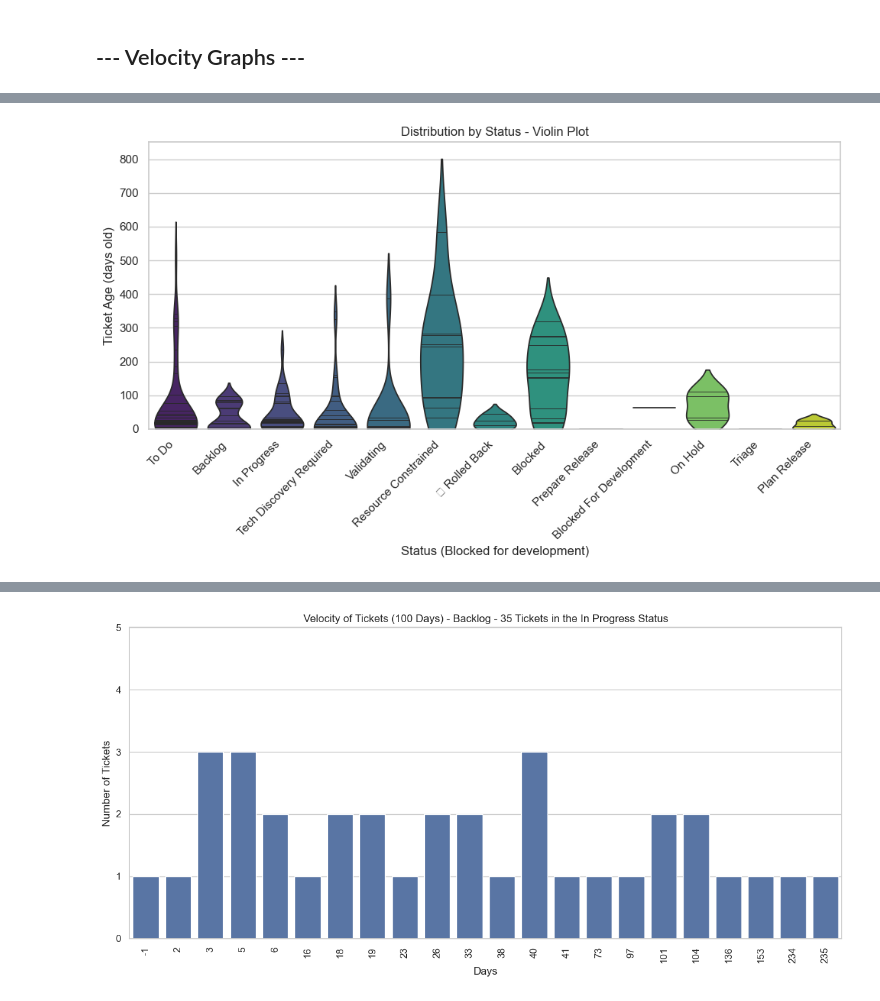
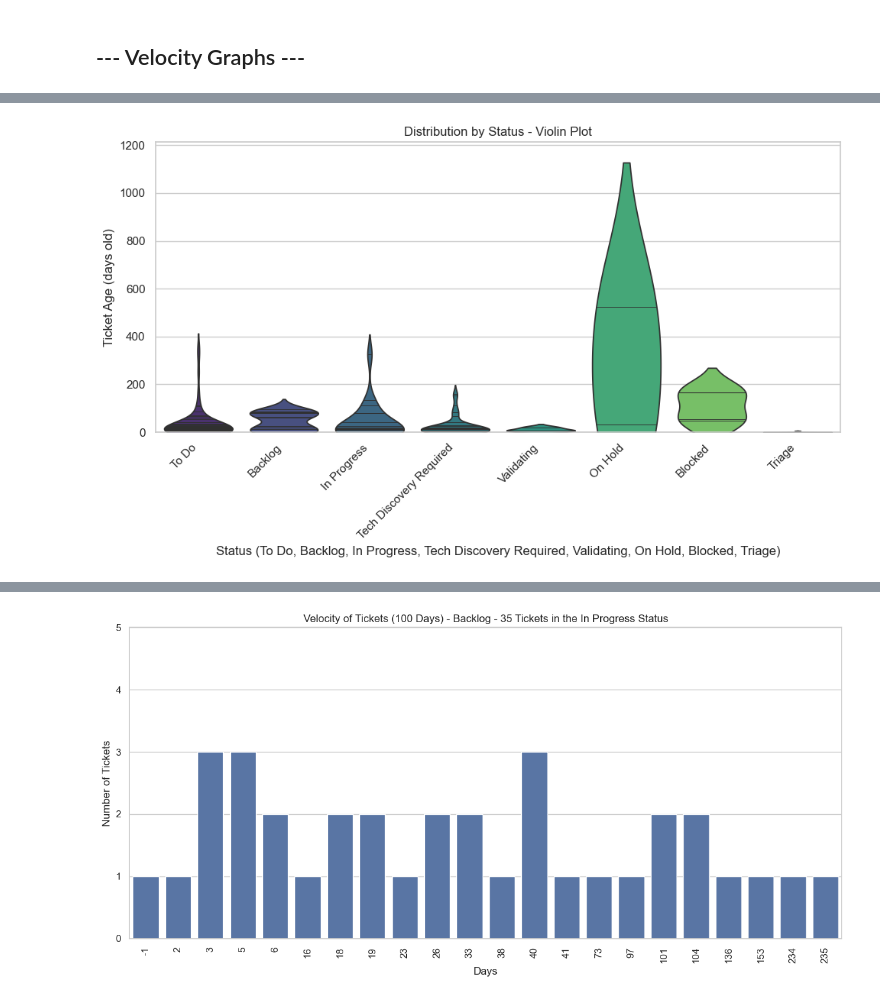
Before and after one commit to jorgeerodriguez/Jira, a Jupyter notebook: Jira.ipynb, the cells around one changed output, grey strips where cells are left out. Drawn from its saved outputs; the diff is of its cells as text; code cells hidden in the pictures.

Commit message:
Fixing Velocity Graphs

```diff
--- a/Jira.ipynb
+++ b/Jira.ipynb
@@ -2626,22 +2602,35 @@ plt.show()
 # %%
 # --- Alternative: Violin Plot ---
 # If you prefer a violin plot (shows density distribution), uncomment the lines below:
+
+df = df_issues.copy()
+#df = df[(df['updated'].dt.year > 2000) & (df['created'].dt.year > 2000)] # Filter out rows with NaT values
+# Now you can safely use the .dt accessor
+#df = df[df['status'] == 'In Progress'] # Filter out NaT values
+df = df[df['status'] != 'Done'] # Filter out NaT values
+df = df[df['status'] != 'Will Not Do'] # Filter out NaT values
+#df = df[df['status'] != 'Blocked'] # Filter out NaT values
+df = df[df['status'] != 'Resource Constrained'] # Filter out NaT values
+df = df[df['status'] != 'Released Successfully to Production'] # Filter out NaT values
+df = df[df['status'] != '❌ Rolled Back'] # Filter out NaT values
+df = df[df['status'] != 'Blocked For Development'] # Filter out NaT values
+df = df[df['status'] != 'Plan Release'] # Filter out NaT values
 plt.figure(figsize=(10, 6))
 ax_violin = sns.violinplot(x='status', y='velocity_days', data=df[(df['status'] != 'Done') & (df['status'] != 'Will Not Do') & (df['status'] != 'Released Successfully to Production')],
                            palette="viridis", inner="stick", hue='status') # 'inner' can be 'box', 'quartile', 'point', 'stick', None
 #plt.title(f'Distribution by Status ({status.capitalize()}) - Violin Plot')
 plt.title(f'Distribution by Status - Violin Plot')
-plt.xlabel(f'Status ({status.capitalize()})')
+plt.xlabel(f"Status ({', '.join(status)})")
 plt.ylabel('Ticket Age (days old)')
 plt.xticks(rotation=45, ha='right')
 y_min, y_max = plt.ylim() # Get current y-axis limits
 y_min = 0 # Set minimum y-axis limit to 0
 #y_max = 400
 plt.ylim(y_min, y_max) # Set y-axis limits to the current limits
 plt.tight_layout()
 plt.show()
 # %% [output]
-[figure, old version]
+[figure, new version]
 # %%
 # Import ticker from matplotlib
 # from matplotlib import ticker
```
Also changed, not shown: parts of 20 cells of this notebook.
